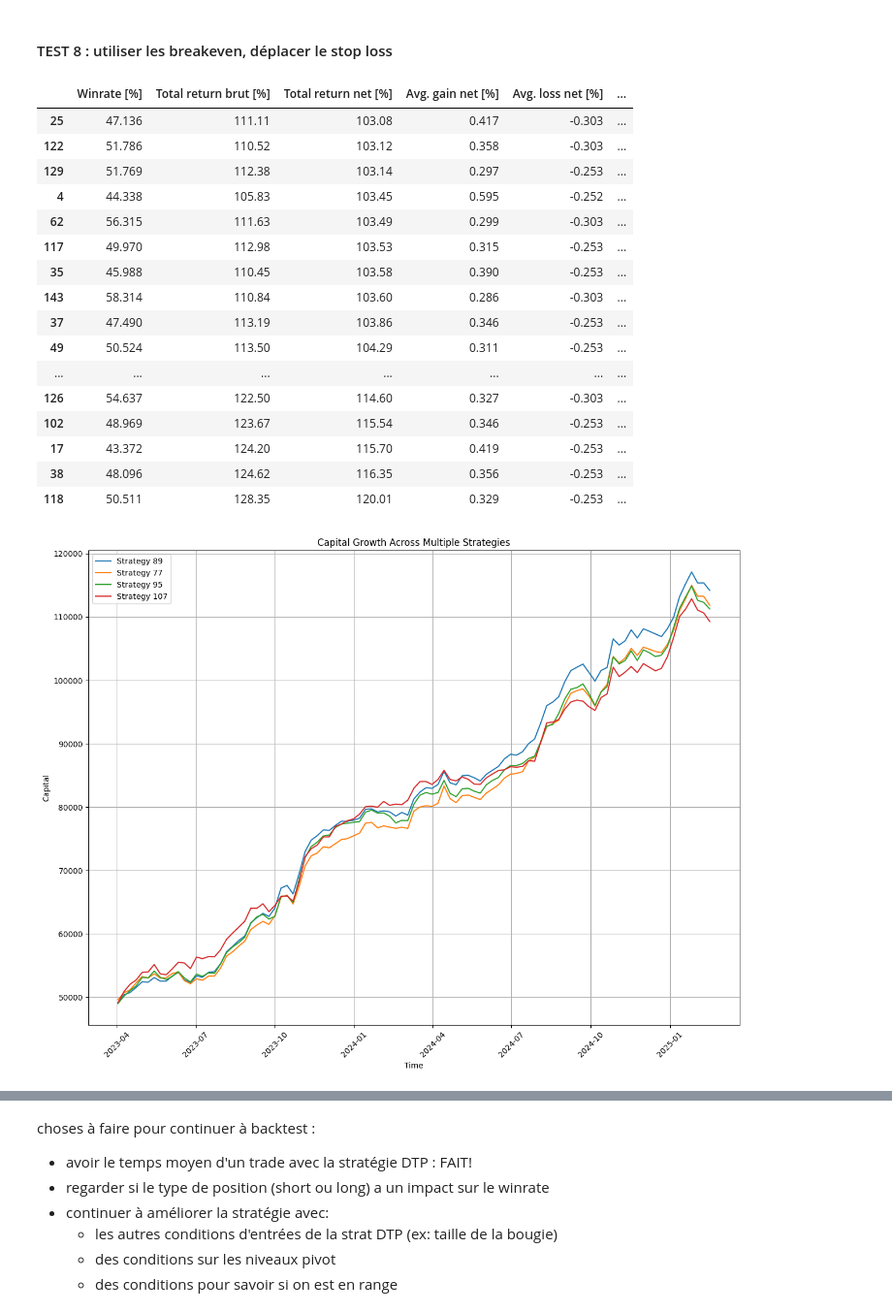
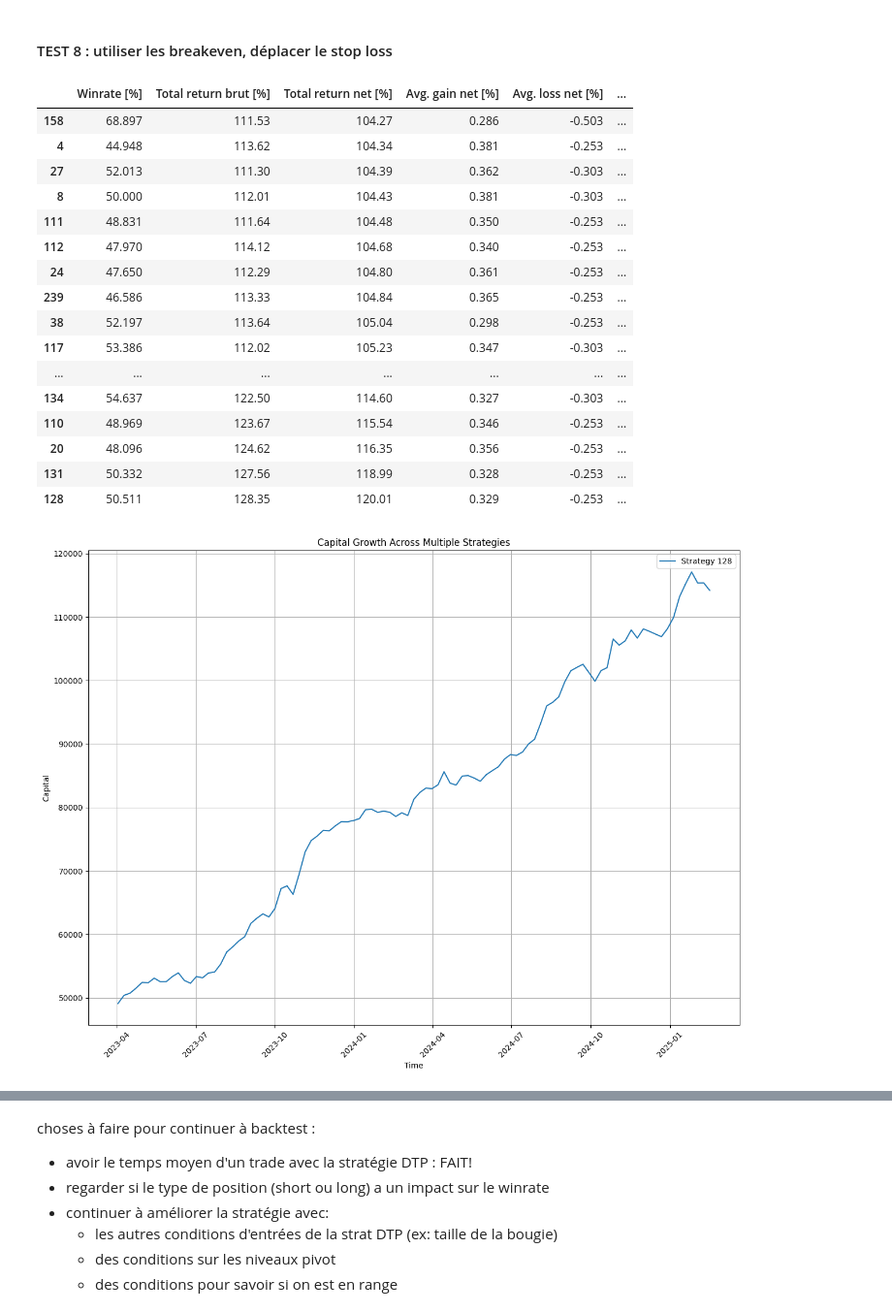
Before and after one commit to tessanix/Backtest_Trading, a Jupyter notebook: strategies_backtest.ipynb, the cells around one changed output, grey strips where cells are left out. Shown at 97% size. Cells and saved outputs as stored; diff of their text form; code cells hidden in the pictures.

```diff
--- a/strategies_backtest.ipynb
+++ b/strategies_backtest.ipynb
@@ -355,32 +395,36 @@ name_v2 ="backtest_ES_from[2023-03-24 12-00]_to[2025-02-14 12-00]_posSize=1_time
 
 name_v3 = "backtest_ES_from[2023-03-24 12-00]_to[2025-02-14 12-00]_posSize=1_timeframe=[[1], [1, 5], [1, 5, 15]]_"\
     "stopMethodsForKijunExitExit=[2, 3, 4]_forbiddenHours=[[7, 8, 11, 12], []]_slModifiers=[[0.6, 0.12], [0.5, 0.15], [0.7, 0.2]].pkl"
-tradeDatasFormated = return_trade_datas_dataframe(name_v2, sort_option=2)
+
+name_v4 = "backtest_ES_from[2020-03-24 12-00]_to[2025-02-14 12-00]_posSize=1_timeframe=[[1], [1, 5]]_"\
+    "stopMethodsForKijunExitExit=[3]_forbiddenHours=[[7, 8, 11, 12]]_slModifiers=[[0.5, 0.15]].pkl"
+
+tradeDatasFormated = return_trade_datas_dataframe(name_v3, sort_option=2)
 tradeDatasFormated .tail(40)
 # %% [output]
 |  | Winrate [%] | Total return brut [%] | Total return net [%] | Avg. gain net [%] | Avg. loss net [%] | ... |
-| 25 | 47.136 | 111.11 | 103.08 | 0.417 | -0.303 | ... |
-| 122 | 51.786 | 110.52 | 103.12 | 0.358 | -0.303 | ... |
-| 129 | 51.769 | 112.38 | 103.14 | 0.297 | -0.253 | ... |
-| 4 | 44.338 | 105.83 | 103.45 | 0.595 | -0.252 | ... |
-| 62 | 56.315 | 111.63 | 103.49 | 0.299 | -0.303 | ... |
-| 117 | 49.970 | 112.98 | 103.53 | 0.315 | -0.253 | ... |
-| 35 | 45.988 | 110.45 | 103.58 | 0.390 | -0.253 | ... |
-| 143 | 58.314 | 110.84 | 103.60 | 0.286 | -0.303 | ... |
-| 37 | 47.490 | 113.19 | 103.86 | 0.346 | -0.253 | ... |
-| 49 | 50.524 | 113.50 | 104.29 | 0.311 | -0.253 | ... |
+| 158 | 68.897 | 111.53 | 104.27 | 0.286 | -0.503 | ... |
+| 4 | 44.948 | 113.62 | 104.34 | 0.381 | -0.253 | ... |
+| 27 | 52.013 | 111.30 | 104.39 | 0.362 | -0.303 | ... |
+| 8 | 50.000 | 112.01 | 104.43 | 0.381 | -0.303 | ... |
+| 111 | 48.831 | 111.64 | 104.48 | 0.350 | -0.253 | ... |
+| 112 | 47.970 | 114.12 | 104.68 | 0.340 | -0.253 | ... |
+| 24 | 47.650 | 112.29 | 104.80 | 0.361 | -0.253 | ... |
+| 239 | 46.586 | 113.33 | 104.84 | 0.365 | -0.253 | ... |
+| 38 | 52.197 | 113.64 | 105.04 | 0.298 | -0.253 | ... |
+| 117 | 53.386 | 112.02 | 105.23 | 0.347 | -0.303 | ... |
 | ... | ... | ... | ... | ... | ... | ... |
-| 126 | 54.637 | 122.50 | 114.60 | 0.327 | -0.303 | ... |
-| 102 | 48.969 | 123.67 | 115.54 | 0.346 | -0.253 | ... |
-| 17 | 43.372 | 124.20 | 115.70 | 0.419 | -0.253 | ... |
-| 38 | 48.096 | 124.62 | 116.35 | 0.356 | -0.253 | ... |
-| 118 | 50.511 | 128.35 | 120.01 | 0.329 | -0.253 | ... |
+| 134 | 54.637 | 122.50 | 114.60 | 0.327 | -0.303 | ... |
+| 110 | 48.969 | 123.67 | 115.54 | 0.346 | -0.253 | ... |
+| 20 | 48.096 | 124.62 | 116.35 | 0.356 | -0.253 | ... |
+| 131 | 50.332 | 127.56 | 118.99 | 0.328 | -0.253 | ... |
+| 128 | 50.511 | 128.35 | 120.01 | 0.329 | -0.253 | ... |
 # %%
 from processing_functions import plot_backtested_return_curve
-plot_backtested_return_curve(pathOfData='trade_datas/'+name_v1,
-                             plotAllDatas=False, dataIdsSelected=[89,77,95,107],
+plot_backtested_return_curve(pathOfData='trade_datas/'+name_v3,
+                             plotAllDatas=False, dataIdsSelected=[128],
                              plotSize=(15,11))
 # %% [output]
-[figure, old version]
+[figure, new version]
 # %%
 from processing_functions import plot_bars_of_profit_for_every_weeks
```
Also changed, not shown: parts of 10 cells of this notebook, 7 other files.
